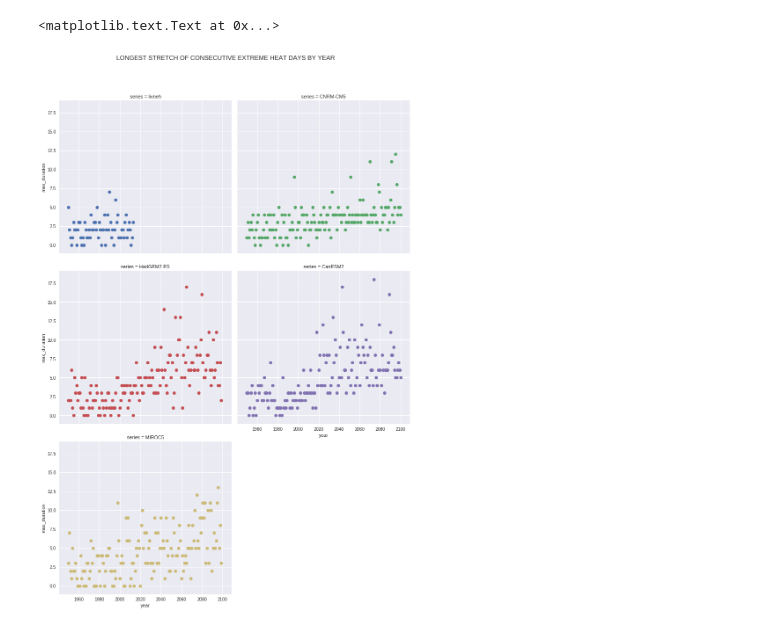
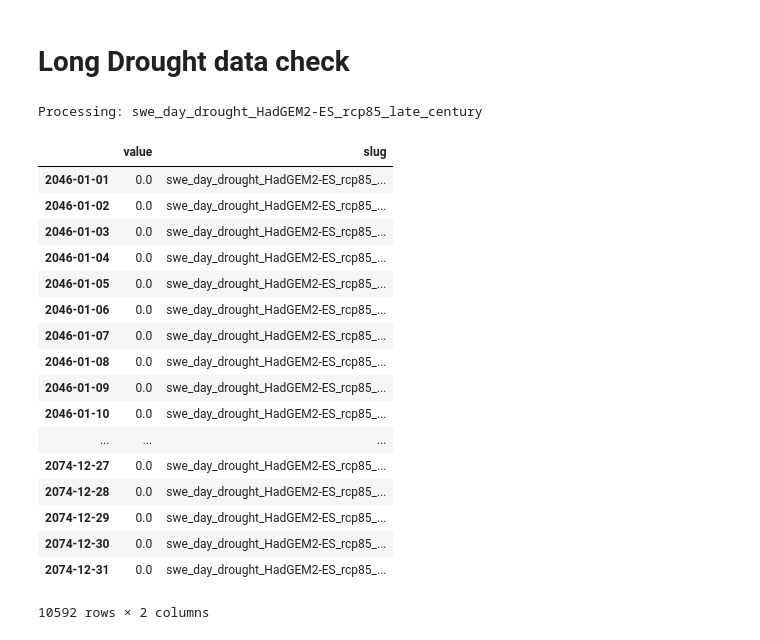
Before and after one commit to mukhtyar/python-playground, a Jupyter notebook: notebooks/long_drought_datacheck.ipynb, the cells around one changed output. Drawn from its saved outputs; the diff is of its cells as text; code cells hidden in the pictures.

```diff
--- a/notebooks/long_drought_datacheck.ipynb
+++ b/notebooks/long_drought_datacheck.ipynb
@@ -511,8 +1,2 @@ g.fig.suptitle('NUMBER of 4 DAY HEAT WAVES BY YEAR')
-# %%
-g = sns.FacetGrid(data=heat_waves, col='series', col_wrap=2, hue='series', size=6)
-g.map(plt.scatter, 'year', 'max_duration')
-plt.subplots_adjust(top=0.9)
-g.fig.suptitle('LONGEST STRETCH OF CONSECUTIVE EXTREME HEAT DAYS BY YEAR')
-# %% [output]
-<matplotlib.text.Text at 0x...>
-[figure, removed]
+# %% [markdown]
+# Long Drought data check
@@ -518,0 +16,3 @@ g.fig.suptitle('LONGEST STRETCH OF CONSECUTIVE EXTREME HEAT DAYS BY YEAR')
+# %%
+point = 'POINT(-121.46875 38.59375)'
+params = {'g': point}
@@ -518,0 +83,23 @@ g.fig.suptitle('LONGEST STRETCH OF CONSECUTIVE EXTREME HEAT DAYS BY YEAR')
+# %%
+df = process_daily_data('swe_day_drought_HadGEM2-ES_rcp85_late_century', params)
+df
+# %% [output]
+Processing: swe_day_drought_HadGEM2-ES_rcp85_late_century
+|  | value | slug |
+| 2046-01-01 | 0.0 | swe_day_drought_HadGEM2-ES_rcp85_... |
+| 2046-01-02 | 0.0 | swe_day_drought_HadGEM2-ES_rcp85_... |
+| 2046-01-03 | 0.0 | swe_day_drought_HadGEM2-ES_rcp85_... |
+| 2046-01-04 | 0.0 | swe_day_drought_HadGEM2-ES_rcp85_... |
+| 2046-01-05 | 0.0 | swe_day_drought_HadGEM2-ES_rcp85_... |
+| 2046-01-06 | 0.0 | swe_day_drought_HadGEM2-ES_rcp85_... |
+| 2046-01-07 | 0.0 | swe_day_drought_HadGEM2-ES_rcp85_... |
+| 2046-01-08 | 0.0 | swe_day_drought_HadGEM2-ES_rcp85_... |
+| 2046-01-09 | 0.0 | swe_day_drought_HadGEM2-ES_rcp85_... |
+| 2046-01-10 | 0.0 | swe_day_drought_HadGEM2-ES_rcp85_... |
+| ... | ... | ... |
+| 2074-12-27 | 0.0 | swe_day_drought_HadGEM2-ES_rcp85_... |
+| 2074-12-28 | 0.0 | swe_day_drought_HadGEM2-ES_rcp85_... |
+| 2074-12-29 | 0.0 | swe_day_drought_HadGEM2-ES_rcp85_... |
+| 2074-12-30 | 0.0 | swe_day_drought_HadGEM2-ES_rcp85_... |
+| 2074-12-31 | 0.0 | swe_day_drought_HadGEM2-ES_rcp85_... |
+10592 rows × 2 columns
```
Also changed, not shown: parts of 54 cells of this notebook, 3 other files.
